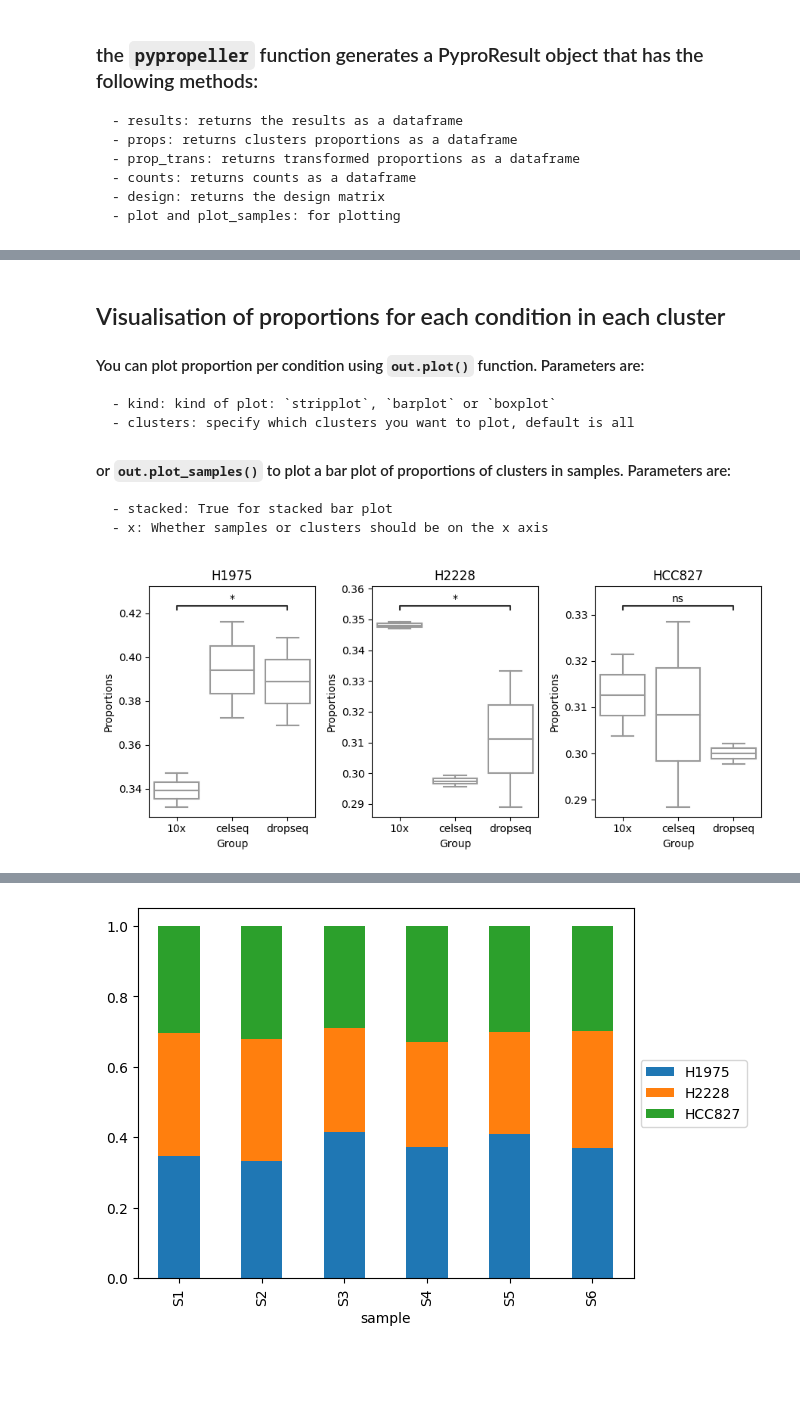
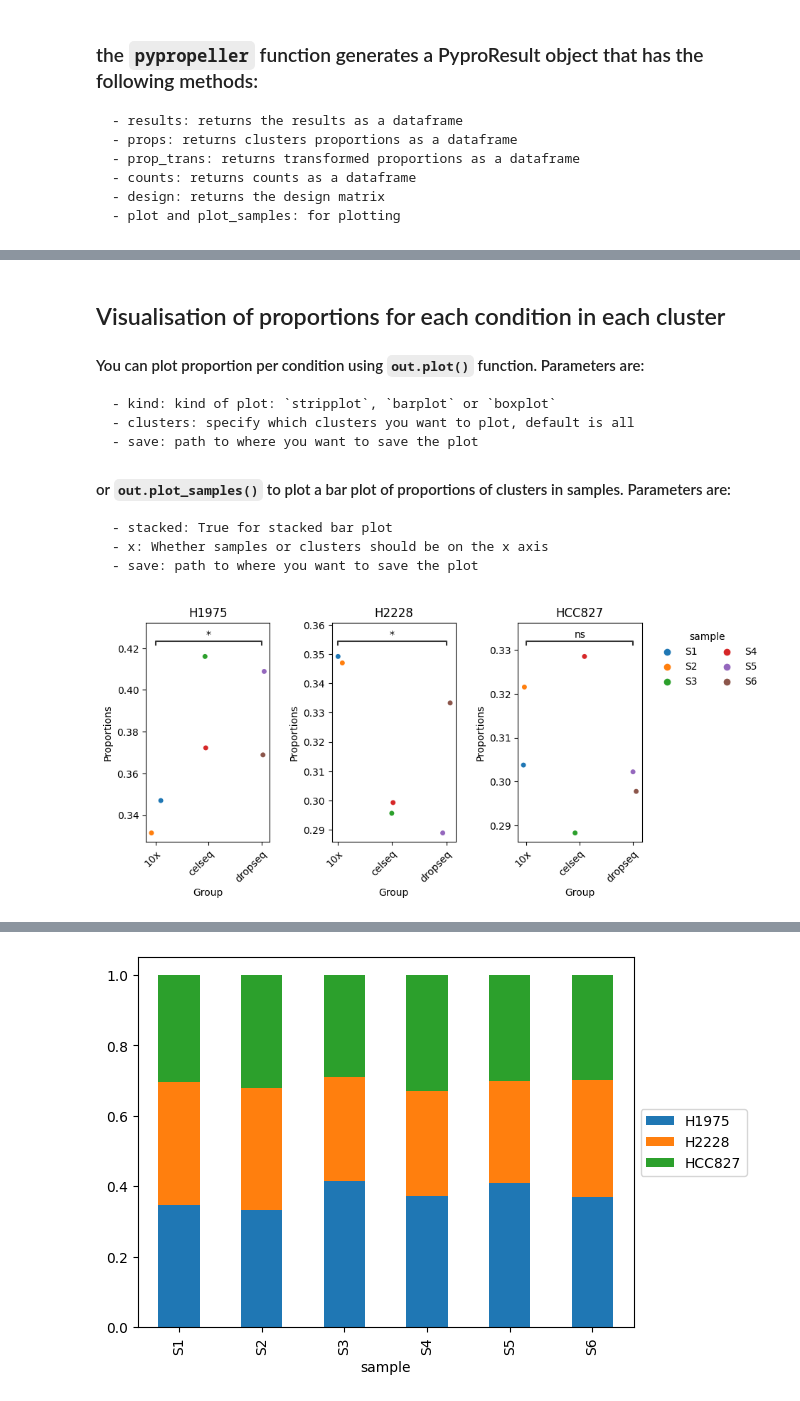
Before and after one commit to loosolab/scanpro, a Jupyter notebook: examples/proportion_analysis.ipynb, the cells around one changed output, grey strips where cells are left out. Drawn from its saved outputs; the diff is of its cells as text; code cells hidden in the pictures; blank space fills up the shorter version.

```diff
--- a/examples/proportion_analysis.ipynb
+++ b/examples/proportion_analysis.ipynb
@@ -87,13 +87,15 @@ out.props
 #### You can plot proportion per condition using `out.plot()` function. Parameters are:
     - kind: kind of plot: `stripplot`, `barplot` or `boxplot`
     - clusters: specify which clusters you want to plot, default is all
+    - save: path to where you want to save the plot
 #### or `out.plot_samples()` to plot a bar plot of proportions of clusters in samples. Parameters are:
     - stacked: True for stacked bar plot
     - x: Whether samples or clusters should be on the x axis
+    - save: path to where you want to save the plot
 # %%
-out.plot(kind='boxplot')
+out.plot(kind='stripplot')
 # %% [output]
-[figure, old version]
+[figure, new version]
 # %%
 out.plot(clusters=["H2228"])
 # %% [output]
```
Also changed, not shown: parts of 6 cells of this notebook.
